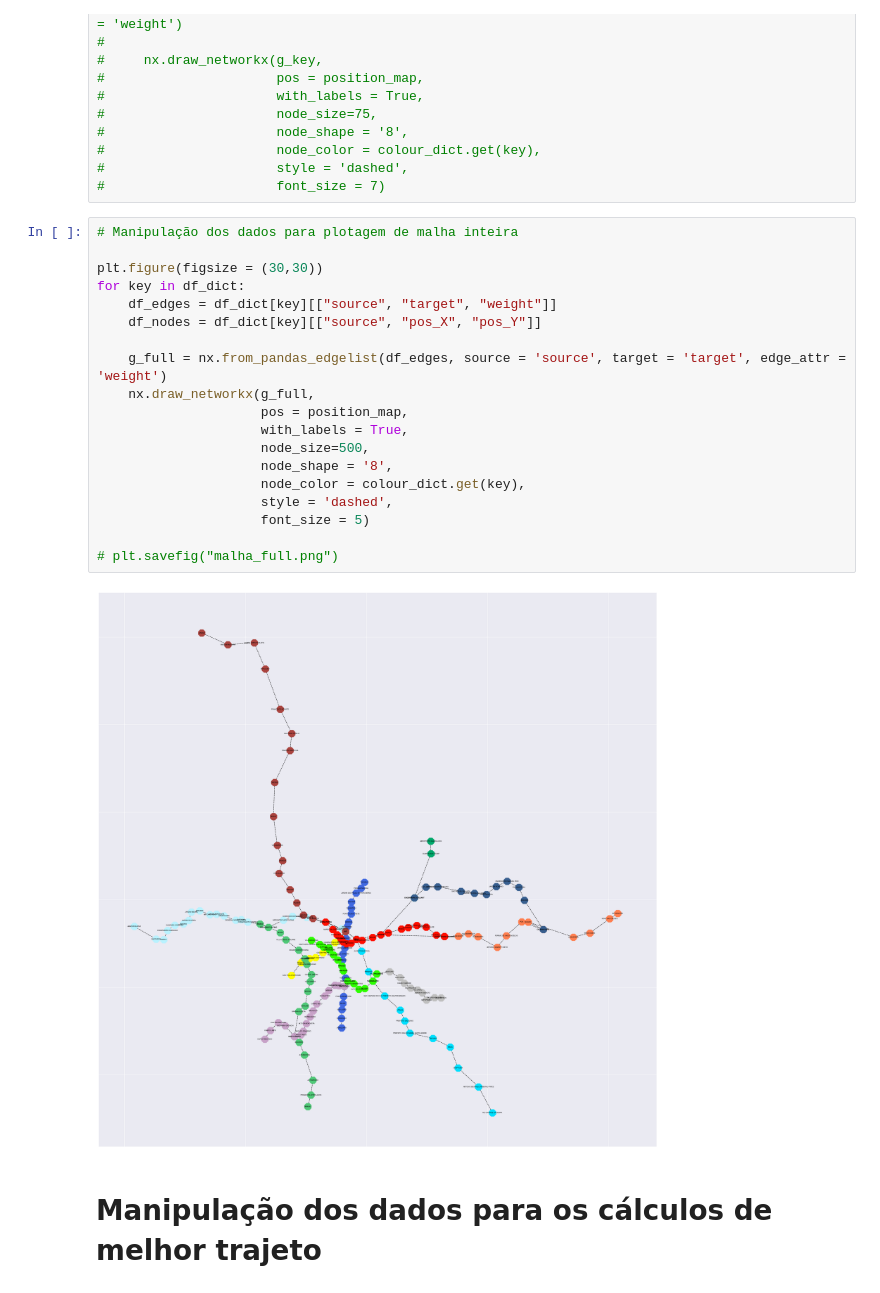
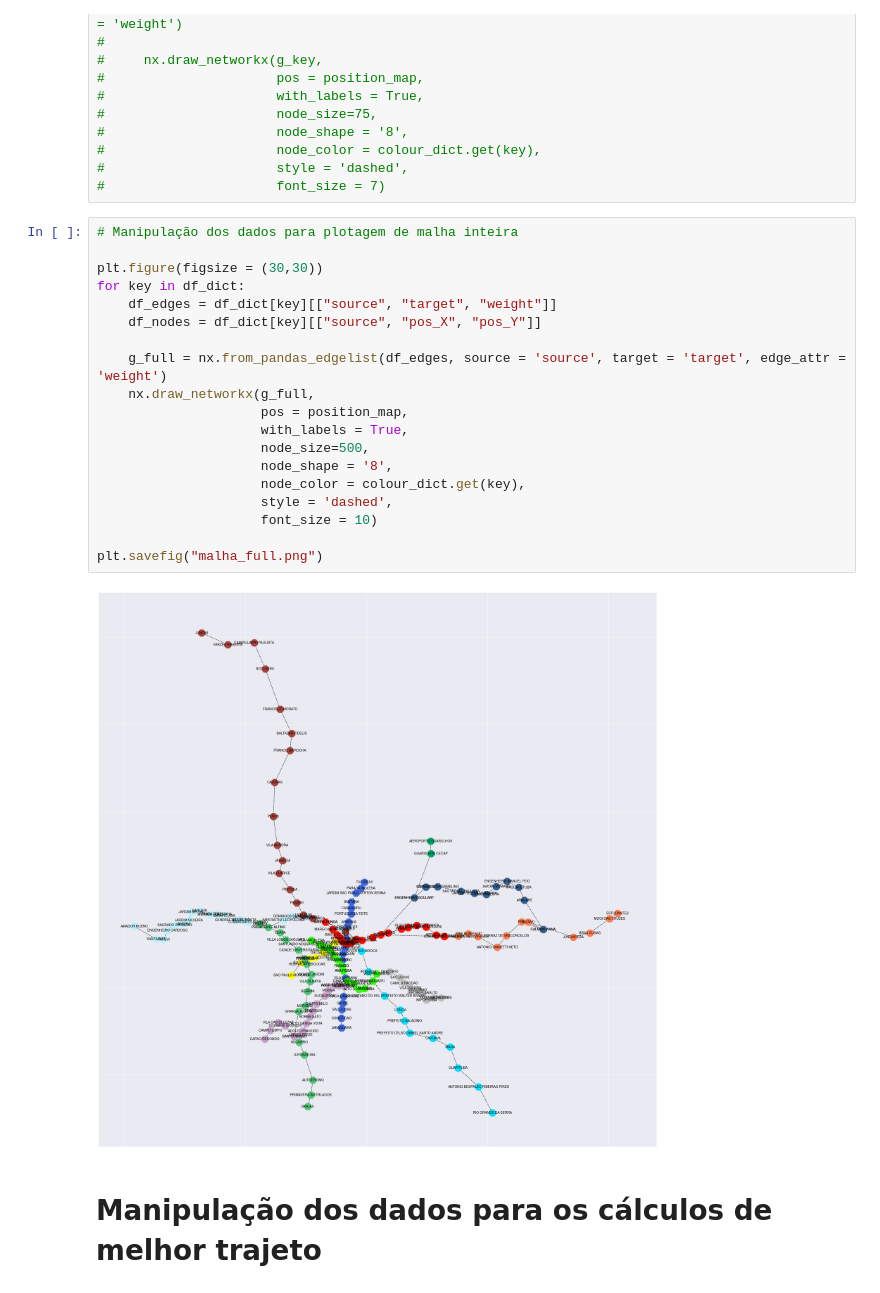
Before and after one commit to arthurhirez/Search_Alg_AI, a Jupyter notebook: Projeto_1_IA.ipynb, the cells around one changed output. Drawn from its saved outputs; the diff is of its cells as text.

```diff
--- a/Projeto_1_IA.ipynb
+++ b/Projeto_1_IA.ipynb
@@ -404,24 +282,24 @@ for key in df_dict.keys():
 # %%
 # Manipulação dos dados para plotagem de malha inteira
 
 plt.figure(figsize = (30,30))
 for key in df_dict:
     df_edges = df_dict[key][["source", "target", "weight"]]
     df_nodes = df_dict[key][["source", "pos_X", "pos_Y"]]
 
     g_full = nx.from_pandas_edgelist(df_edges, source = 'source', target = 'target', edge_attr = 'weight')
     nx.draw_networkx(g_full,
                      pos = position_map,
                      with_labels = True,
                      node_size=500,
                      node_shape = '8',
                      node_color = colour_dict.get(key),
                      style = 'dashed',
-                     font_size = 5)
+                     font_size = 10)
 
-# plt.savefig("malha_full.png")
+plt.savefig("malha_full.png")
 # %% [output]
-[figure, old version]
+[figure, new version]
 # %% [markdown]
 # Manipulação dos dados para os cálculos de melhor trajeto
 # %%
```
Also changed, not shown: parts of 26 cells of this notebook, 3 other files.
